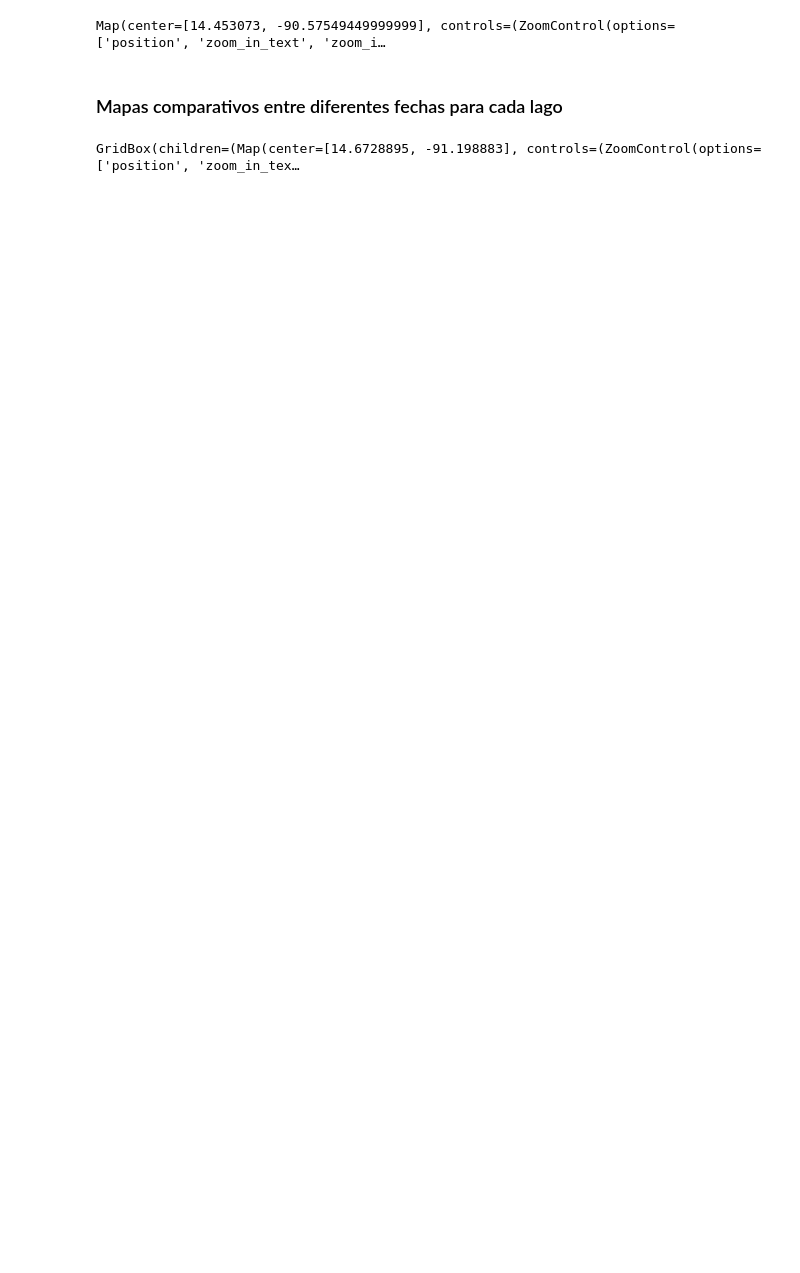
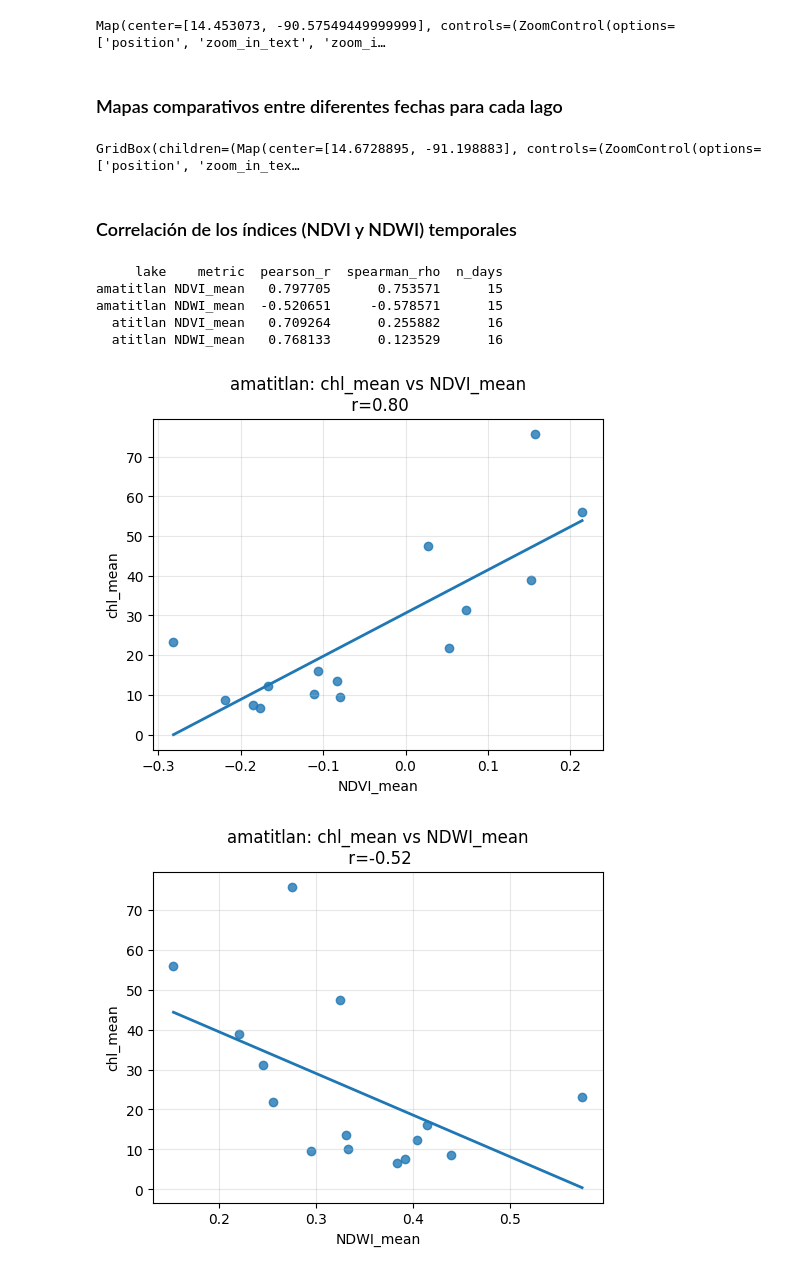
Before and after one commit to XavierLopez25/Lab04-DS, a Jupyter notebook: cyanobacteriaAnalysis.ipynb, the cells around one changed output. Saved outputs shown, nothing was run; the diff lists cells and outputs as text; code cells hidden in the pictures; blank space fills up the shorter version.

Commit message:
feat: added correlation for NDVI and NDWI

```diff
--- a/cyanobacteriaAnalysis.ipynb
+++ b/cyanobacteriaAnalysis.ipynb
@@ -434,3 +434,47 @@ lakes = ["atitlan", "amatitlan"]
 compare_dates_grid_ipyl(lakes, dates, width=320, height=260)
 # %% [output]
 GridBox(children=(Map(center=[14.6728895, -91.198883], controls=(ZoomControl(options=['position', 'zoom_in_tex…
+# %% [markdown]
+### Correlación de los índices (NDVI y NDWI) temporales
+# %%
+MIN_COV = 0.30
+
+def temporal_correlations(df_qc, min_cov=MIN_COV):
+    rows = []
+    for lake, g in df_qc.groupby("lake"):
+        g = g[(~g["is_imputed_row"]) & (g["coverage_pct"].fillna(0) >= min_cov)]
+        for x in ["NDVI_mean","NDWI_mean"]:
+            sub = g[["chl_mean_clip0", x]].dropna()
+            if len(sub) >= 3:
+                pear = sub.corr(method="pearson").iloc[0,1]
+                spear = sub.corr(method="spearman").iloc[0,1]
+                rows.append({"lake": lake, "metric": x, "pearson_r": pear, "spearman_rho": spear, "n_days": len(sub)})
+    return pd.DataFrame(rows)
+
+temporal_corr = temporal_correlations(df_qc)
+print(temporal_corr.to_string(index=False))
+
+def scatter_fit(df_qc, lake, xcol, min_cov=MIN_COV):
+    g = df_qc[(df_qc["lake"]==lake) & (~df_qc["is_imputed_row"]) & (df_qc["coverage_pct"].fillna(0)>=min_cov)]
+    sub = g[["chl_mean_clip0", xcol]].dropna()
+    if len(sub) < 3:
+        print(f"{lake} {xcol}: pocos puntos"); return
+    x = sub[xcol].values; y = sub["chl_mean_clip0"].values
+    a,b = np.polyfit(x,y,1); xs = np.linspace(x.min(), x.max(), 100)
+    plt.figure(figsize=(5.8,4.3))
+    plt.scatter(x,y, alpha=0.8)
+    plt.plot(xs, a*xs+b, lw=2)
+    plt.title(f"{lake}: chl_mean vs {xcol}\n r={np.corrcoef(x,y)[0,1]:.2f}")
+    plt.xlabel(xcol); plt.ylabel("chl_mean"); plt.grid(alpha=0.3); plt.show()
+
+for lake in df_qc["lake"].unique():
+    scatter_fit(df_qc, lake, "NDVI_mean")
+    scatter_fit(df_qc, lake, "NDWI_mean")
+# %% [output]
+     lake    metric  pearson_r  spearman_rho  n_days
+amatitlan NDVI_mean   0.797705      0.753571      15
+amatitlan NDWI_mean  -0.520651     -0.578571      15
+  atitlan NDVI_mean   0.709264      0.255882      16
+  atitlan NDWI_mean   0.768133      0.123529      16
+[figure, added]
+[figure, added]
```
Also changed, not shown: parts of 17 cells of this notebook.
